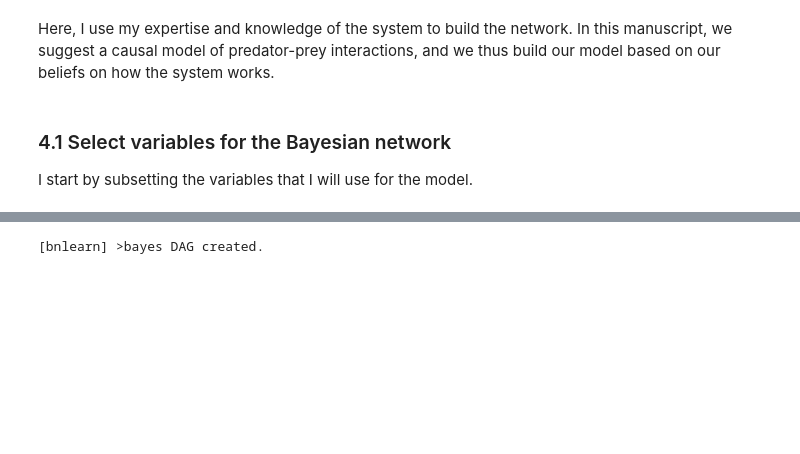
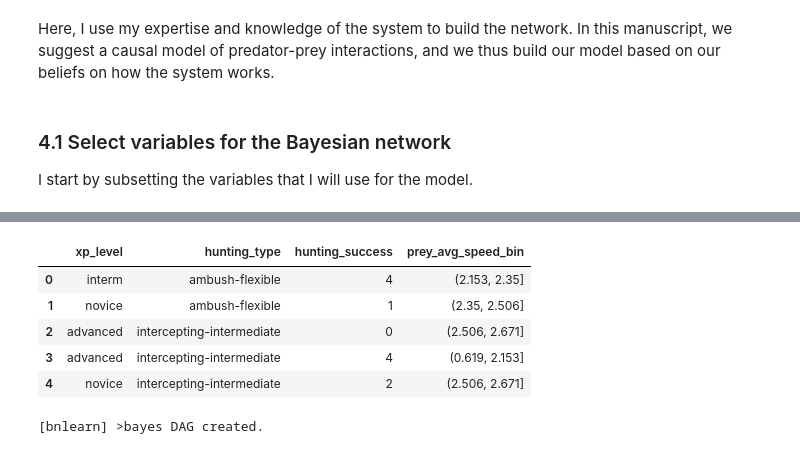
Before and after one commit to quantitative-ecologist/causal_predator-prey_int, a Jupyter notebook: code/models/BayesianNetwork-bnlearn.ipynb, the cells around one changed output, grey strips where cells are left out. Saved outputs shown, nothing was run; the diff lists cells and outputs as text; code cells hidden in the pictures; blank space fills up the shorter version.

```diff
--- a/code/models/BayesianNetwork-bnlearn.ipynb
+++ b/code/models/BayesianNetwork-bnlearn.ipynb
@@ -117,3 +128,9 @@ subset
+# %%
+# Check NaNs
+subset[subset.isna().any(axis=1)]
+
+# Drop NaNs
+subset = subset.dropna()
 # %% [markdown]
 ### 4.2 Build the Bayesian network structure
 
@@ -129,4 +152,13 @@ edges = [
 ]
+# %%
+subset.head()
+# %% [output]
+|  | xp_level | hunting_type | hunting_success | prey_avg_speed_bin |
+| 0 | interm | ambush-flexible | 4 | (2.153, 2.35] |
+| 1 | novice | ambush-flexible | 1 | (2.35, 2.506] |
+| 2 | advanced | intercepting-intermediate | 0 | (2.506, 2.671] |
+| 3 | advanced | intercepting-intermediate | 4 | (0.619, 2.153] |
+| 4 | novice | intercepting-intermediate | 2 | (2.506, 2.671] |
 # %%
 DAG = bn.make_DAG(edges)
 # %% [output]
```
Also changed, not shown: parts of 9 cells of this notebook.
